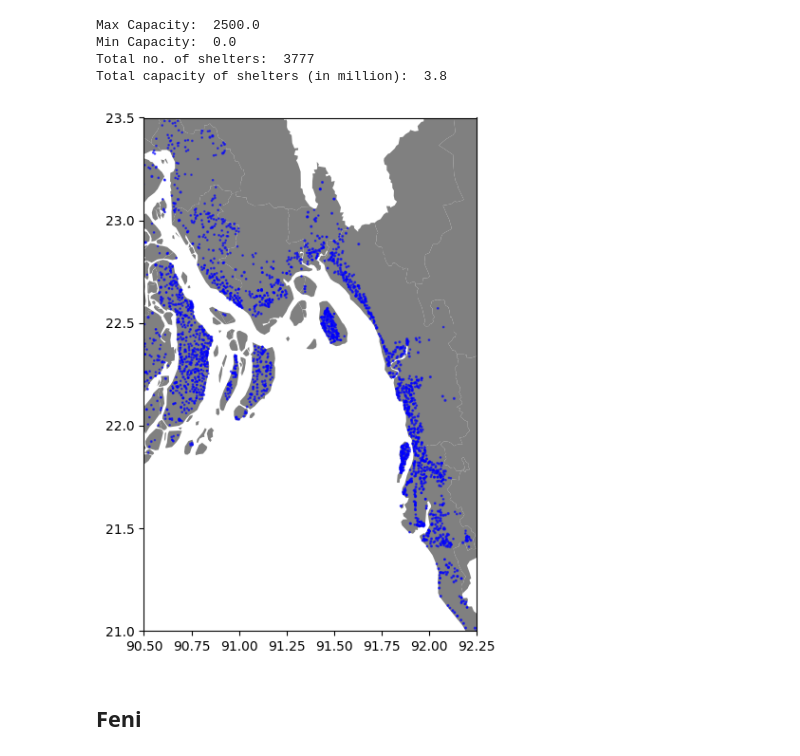
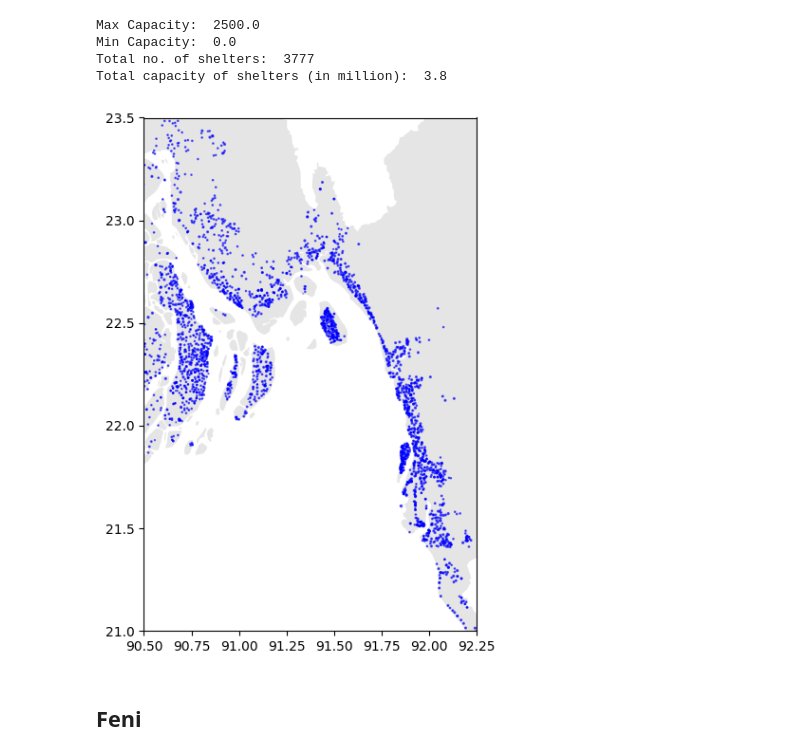
Before and after one commit to tanmoyie/Optimizing-flood-reponse-in-Bangladesh, a Jupyter notebook: 1.0-data-exploration.ipynb, the cells around one changed output. Saved outputs shown, nothing was run; the diff lists cells and outputs as text; code cells hidden in the pictures.

```diff
--- a/1.0-data-exploration.ipynb
+++ b/1.0-data-exploration.ipynb
@@ -241,27 +242,29 @@ gdf_map['selected_district'] = gdf_map['District'].apply(lambda x: x if x in sel
 # %%
 fig, ax = plt.subplots(figsize=(6, 6))
 
-gdf_map.plot(ax=ax, color='gray') # color=gdf['color']
+gdf_map.plot(ax=ax, color='gray', alpha=0.2) # color=gdf['color']
 
 shelter.plot(
     ax=ax,                # Size of the plot
     marker='o',                      # Marker type
     markersize=shelter['Capacity']/1000,   # Size based on the column
     color='blue',                    # Color of the markers
     alpha=0.6,                       # Transparency level
 )
 
 
 ax.set_xlim(90.5, 92.25)
 ax.set_ylim(21, 23.5)
 
+# Add the Apple Maps-style basemap
+#ctx.add_basemap(ax, source=ctx.providers.CartoDB.Voyager)
 
 
 plt.tight_layout()
 plt.savefig('plots/shelters.svg', format='svg')
 plt.show()
 # %% [output]
-[figure, old version]
+[figure, new version]
 # %% [markdown]
 ## Feni
 # %%
```
Also changed, not shown: parts of 8 cells of this notebook, 31 other files.
